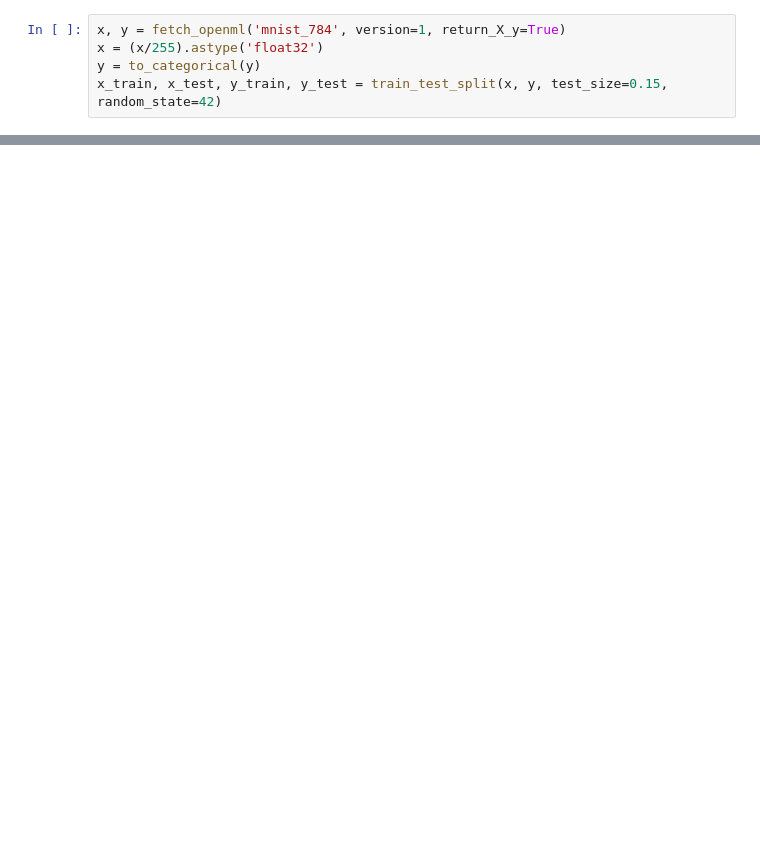
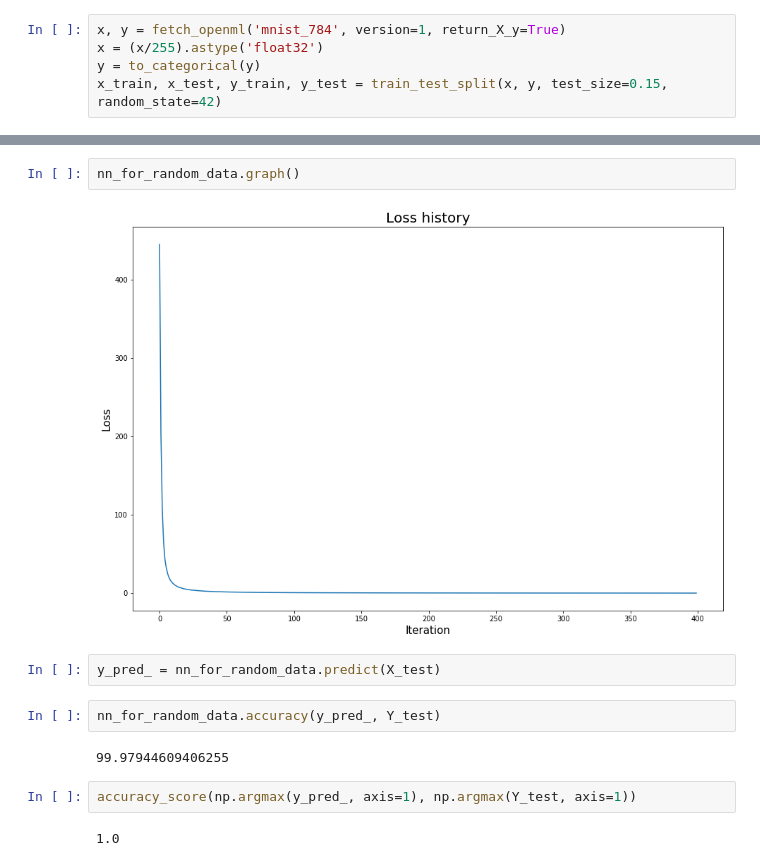
Before and after one commit to JackDrinkwater/machine_learning_lessons, a Jupyter notebook: Simple_NN.ipynb, the cells around one changed output, grey strips where cells are left out. Drawn from its saved outputs; the diff is of its cells as text; blank space fills up the shorter version.

```diff
--- a/Simple_NN.ipynb
+++ b/Simple_NN.ipynb
@@ -215,0 +195,14 @@ array([2, 2])
+# %%
+nn_for_random_data.graph()
+# %% [output]
+[figure, added]
+# %%
+y_pred_ = nn_for_random_data.predict(X_test)
+# %%
+nn_for_random_data.accuracy(y_pred_, Y_test)
+# %% [output]
+99.97944609406255
+# %%
+accuracy_score(np.argmax(y_pred_, axis=1), np.argmax(Y_test, axis=1))
+# %% [output]
+1.0
```
Also changed, not shown: parts of 34 cells of this notebook.
